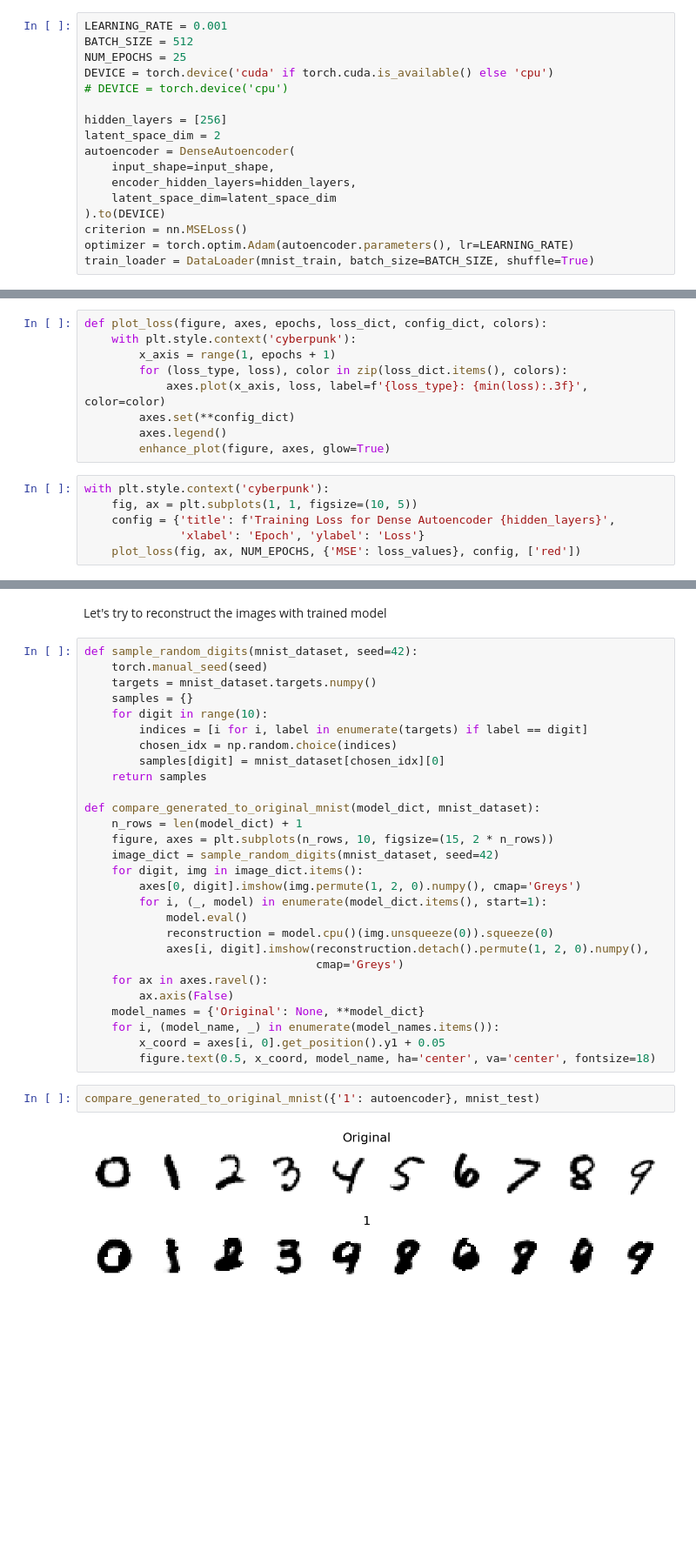
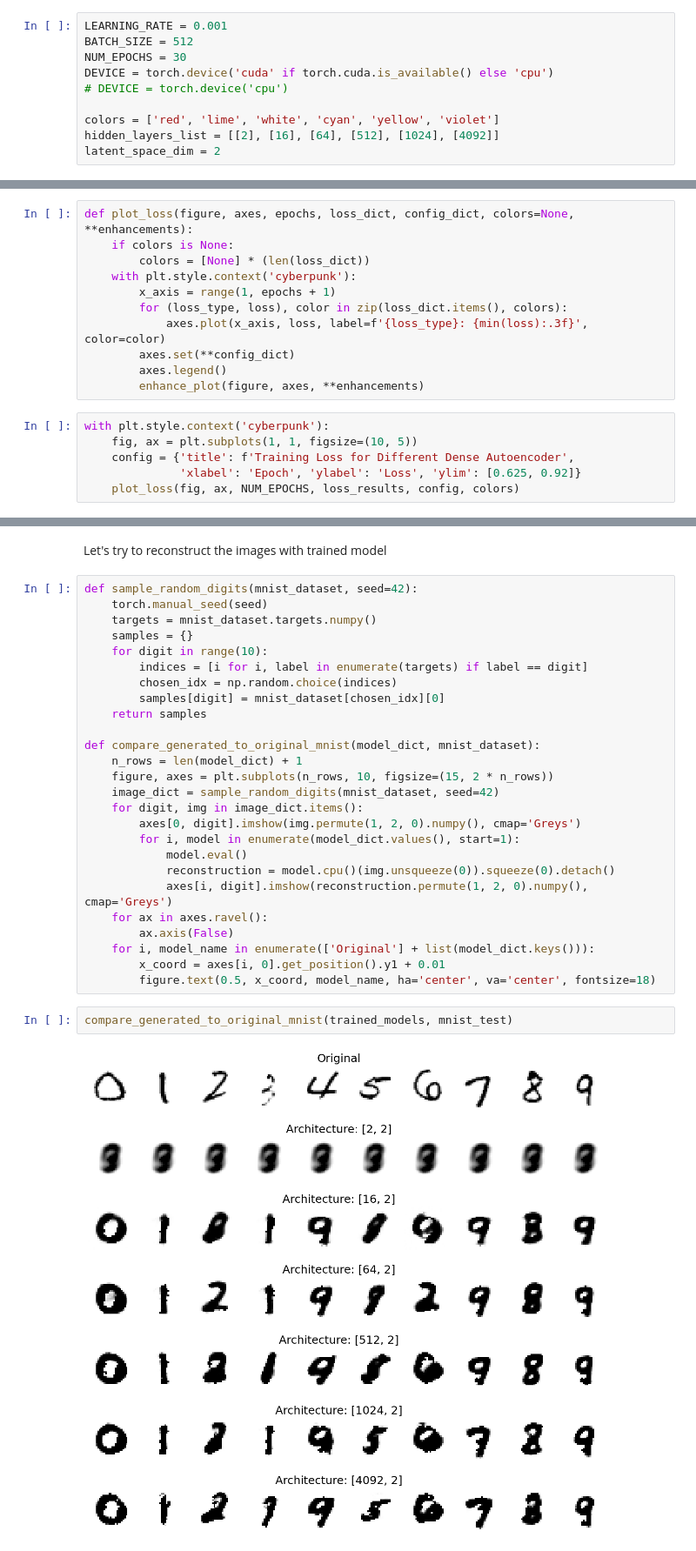
Before and after one commit to Yolonek/MachineLearningApplications, a Jupyter notebook: 09.Autoencoder/9.1-Autoencoders.ipynb, the cells around one changed output, grey strips where cells are left out. Shown at 87% size. Saved outputs shown, nothing was run; the diff lists cells and outputs as text; blank space fills up the shorter version.

Commit message:
dense encoders comparison

```diff
--- a/09.Autoencoder/9.1-Autoencoders.ipynb
+++ b/09.Autoencoder/9.1-Autoencoders.ipynb
@@ -273,20 +274,13 @@ torch.Size([1, 28, 28])
 # %%
 LEARNING_RATE = 0.001
 BATCH_SIZE = 512
-NUM_EPOCHS = 25
+NUM_EPOCHS = 30
 DEVICE = torch.device('cuda' if torch.cuda.is_available() else 'cpu')
 # DEVICE = torch.device('cpu')
 
-hidden_layers = [256]
+colors = ['red', 'lime', 'white', 'cyan', 'yellow', 'violet']
+hidden_layers_list = [[2], [16], [64], [512], [1024], [4092]]
 latent_space_dim = 2
-autoencoder = DenseAutoencoder(
-    input_shape=input_shape,
-    encoder_hidden_layers=hidden_layers,
-    latent_space_dim=latent_space_dim
-).to(DEVICE)
-criterion = nn.MSELoss()
-optimizer = torch.optim.Adam(autoencoder.parameters(), lr=LEARNING_RATE)
-train_loader = DataLoader(mnist_train, batch_size=BATCH_SIZE, shuffle=True)
 # %%
 def autoencoder_train_loop(model, dataloader, criterion,
                            optimizer, device, epochs):
@@ -318,16 +337,18 @@ loss_values = autoencoder_train_loop(
 # %%
-def plot_loss(figure, axes, epochs, loss_dict, config_dict, colors):
+def plot_loss(figure, axes, epochs, loss_dict, config_dict, colors=None, **enhancements):
+    if colors is None:
+        colors = [None] * (len(loss_dict))
     with plt.style.context('cyberpunk'):
         x_axis = range(1, epochs + 1)
         for (loss_type, loss), color in zip(loss_dict.items(), colors):
             axes.plot(x_axis, loss, label=f'{loss_type}: {min(loss):.3f}', color=color)
         axes.set(**config_dict)
         axes.legend()
-        enhance_plot(figure, axes, glow=True)
+        enhance_plot(figure, axes, **enhancements)
 # %%
 with plt.style.context('cyberpunk'):
     fig, ax = plt.subplots(1, 1, figsize=(10, 5))
-    config = {'title': f'Training Loss for Dense Autoencoder {hidden_layers}',
-              'xlabel': 'Epoch', 'ylabel': 'Loss'}
-    plot_loss(fig, ax, NUM_EPOCHS, {'MSE': loss_values}, config, ['red'])
+    config = {'title': f'Training Loss for Different Dense Autoencoder',
+              'xlabel': 'Epoch', 'ylabel': 'Loss', 'ylim': [0.625, 0.92]}
+    plot_loss(fig, ax, NUM_EPOCHS, loss_results, config, colors)
 # %% [output]
@@ -351,18 +372,16 @@ def compare_generated_to_original_mnist(model_dict, mnist_dataset):
     image_dict = sample_random_digits(mnist_dataset, seed=42)
     for digit, img in image_dict.items():
         axes[0, digit].imshow(img.permute(1, 2, 0).numpy(), cmap='Greys')
-        for i, (_, model) in enumerate(model_dict.items(), start=1):
+        for i, model in enumerate(model_dict.values(), start=1):
             model.eval()
-            reconstruction = model.cpu()(img.unsqueeze(0)).squeeze(0)
-            axes[i, digit].imshow(reconstruction.detach().permute(1, 2, 0).numpy(),
-                                  cmap='Greys')
+            reconstruction = model.cpu()(img.unsqueeze(0)).squeeze(0).detach()
+            axes[i, digit].imshow(reconstruction.permute(1, 2, 0).numpy(), cmap='Greys')
     for ax in axes.ravel():
         ax.axis(False)
-    model_names = {'Original': None, **model_dict}
-    for i, (model_name, _) in enumerate(model_names.items()):
-        x_coord = axes[i, 0].get_position().y1 + 0.05
+    for i, model_name in enumerate(['Original'] + list(model_dict.keys())):
+        x_coord = axes[i, 0].get_position().y1 + 0.01
         figure.text(0.5, x_coord, model_name, ha='center', va='center', fontsize=18)
 # %%
-compare_generated_to_original_mnist({'1': autoencoder}, mnist_test)
+compare_generated_to_original_mnist(trained_models, mnist_test)
 # %% [output]
-[figure, old version]
+[figure, new version]
```
Also changed, not shown: parts of 4 cells of this notebook, 1 other file.
